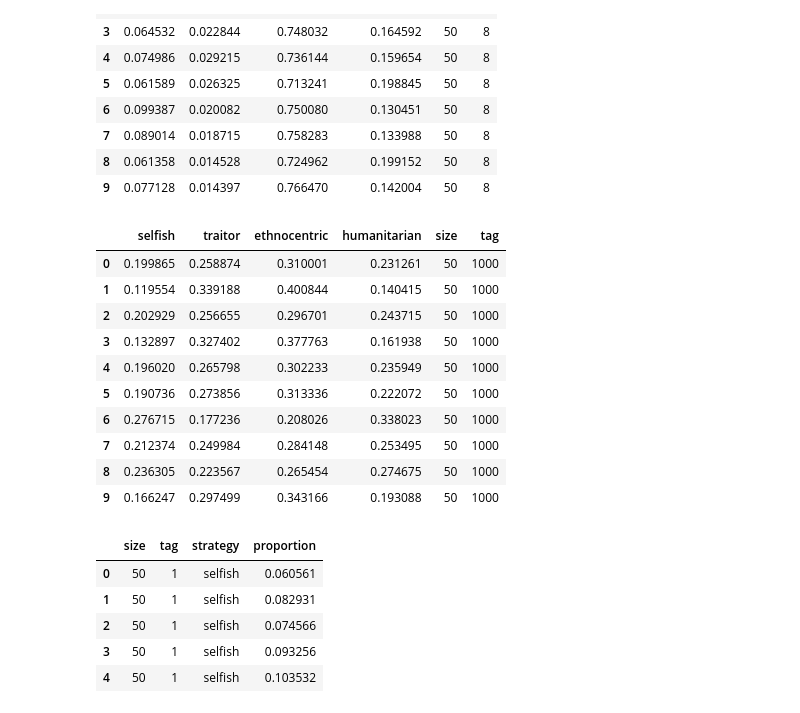
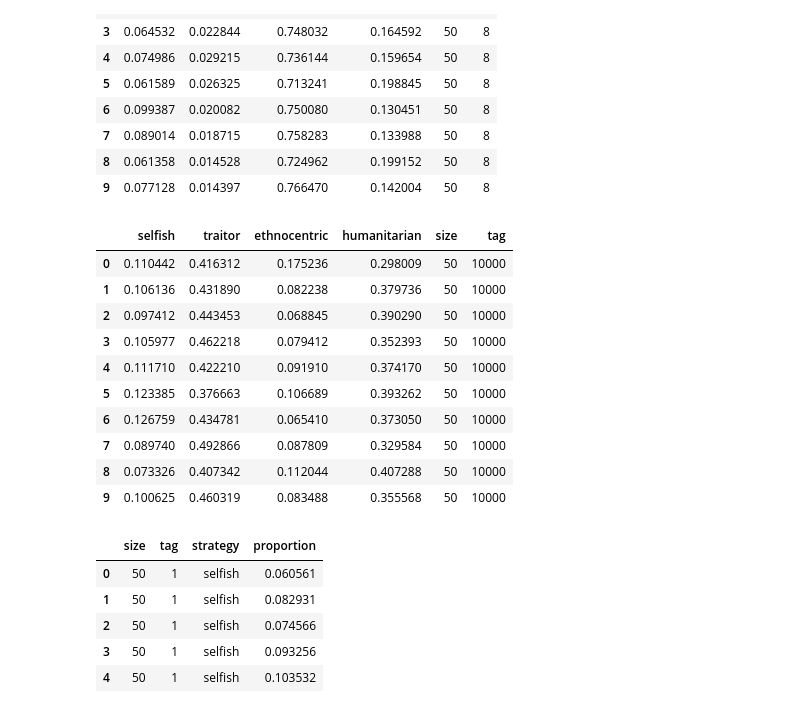
Before and after one commit to cisaic/Ethnocentrism, a Jupyter notebook: population-strategy-proportions.ipynb, the cells around one changed output. Saved outputs shown, nothing was run; the diff lists cells and outputs as text; code cells hidden in the pictures.

```diff
--- a/population-strategy-proportions.ipynb
+++ b/population-strategy-proportions.ipynb
@@ -403,23 +403,23 @@ n50_tags8_sp
 # %%
 # 50x50 10k tags
 n50_tags10k_sp = pd.read_csv(file50_10k_run[3], sep="\t", header=None)
 n50_tags10k_sp = n50_tags10k_sp.drop(4, axis=1)
 n50_tags10k_sp.columns = ["selfish", "traitor","ethnocentric","humanitarian"]
 n50_tags10k_sp["size"] = 50
-n50_tags10k_sp["tag"] = 1000
+n50_tags10k_sp["tag"] = 10000
 n50_tags10k_sp
 # %% [output]
 |  | selfish | traitor | ethnocentric | humanitarian | size | tag |
-| 0 | 0.199865 | 0.258874 | 0.310001 | 0.231261 | 50 | 1000 |
-| 1 | 0.119554 | 0.339188 | 0.400844 | 0.140415 | 50 | 1000 |
-| 2 | 0.202929 | 0.256655 | 0.296701 | 0.243715 | 50 | 1000 |
-| 3 | 0.132897 | 0.327402 | 0.377763 | 0.161938 | 50 | 1000 |
-| 4 | 0.196020 | 0.265798 | 0.302233 | 0.235949 | 50 | 1000 |
-| 5 | 0.190736 | 0.273856 | 0.313336 | 0.222072 | 50 | 1000 |
-| 6 | 0.276715 | 0.177236 | 0.208026 | 0.338023 | 50 | 1000 |
-| 7 | 0.212374 | 0.249984 | 0.284148 | 0.253495 | 50 | 1000 |
-| 8 | 0.236305 | 0.223567 | 0.265454 | 0.274675 | 50 | 1000 |
-| 9 | 0.166247 | 0.297499 | 0.343166 | 0.193088 | 50 | 1000 |
+| 0 | 0.110442 | 0.416312 | 0.175236 | 0.298009 | 50 | 10000 |
+| 1 | 0.106136 | 0.431890 | 0.082238 | 0.379736 | 50 | 10000 |
+| 2 | 0.097412 | 0.443453 | 0.068845 | 0.390290 | 50 | 10000 |
+| 3 | 0.105977 | 0.462218 | 0.079412 | 0.352393 | 50 | 10000 |
+| 4 | 0.111710 | 0.422210 | 0.091910 | 0.374170 | 50 | 10000 |
+| 5 | 0.123385 | 0.376663 | 0.106689 | 0.393262 | 50 | 10000 |
+| 6 | 0.126759 | 0.434781 | 0.065410 | 0.373050 | 50 | 10000 |
+| 7 | 0.089740 | 0.492866 | 0.087809 | 0.329584 | 50 | 10000 |
+| 8 | 0.073326 | 0.407342 | 0.112044 | 0.407288 | 50 | 10000 |
+| 9 | 0.100625 | 0.460319 | 0.083488 | 0.355568 | 50 | 10000 |
 # %%
 n50_sp = n50_tags1_sp
 n50_sp = n50_sp.append(n50_tags2_sp)
```
Also changed, not shown: parts of 4 cells of this notebook, 32 other files.
